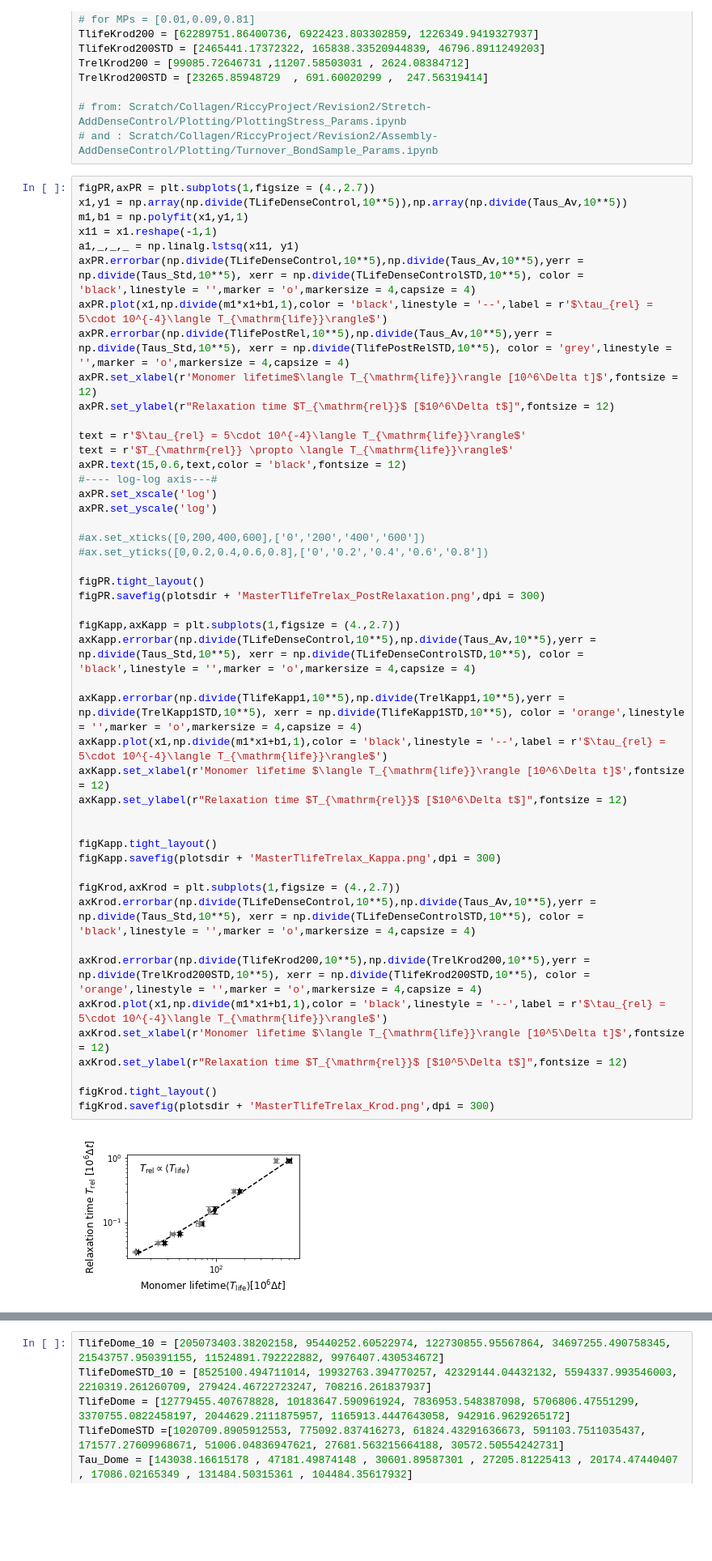
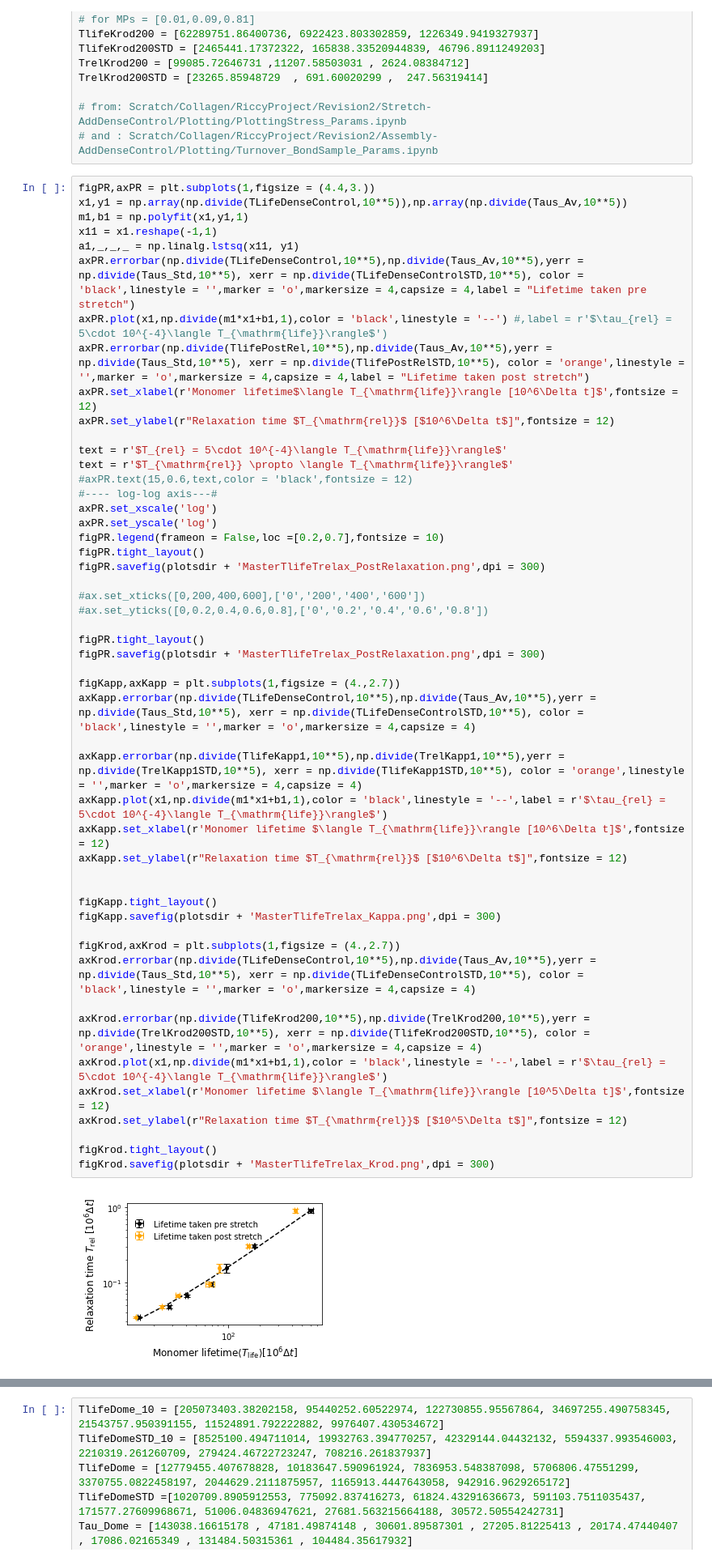
Before and after one commit to Billie1717/ColIVTurnover_Simulations, a Jupyter notebook: Data_and_Figures_2026/Fig_Tlife_conditions/MasterLifetimePlot_Conditions.ipynb, the cells around one changed output, grey strips where cells are left out. Shown at 81% size. Drawn from its saved outputs; the diff is of its cells as text; blank space fills up the shorter version.

```diff
--- a/Data_and_Figures_2026/Fig_Tlife_conditions/MasterLifetimePlot_Conditions.ipynb
+++ b/Data_and_Figures_2026/Fig_Tlife_conditions/MasterLifetimePlot_Conditions.ipynb
@@ -98,54 +98,57 @@ TrelKrod200STD = [23265.85948729  , 691.60020299 ,  247.56319414]
 # from: Scratch/Collagen/RiccyProject/Revision2/Stretch-AddDenseControl/Plotting/PlottingStress_Params.ipynb
 # and : Scratch/Collagen/RiccyProject/Revision2/Assembly-AddDenseControl/Plotting/Turnover_BondSample_Params.ipynb
 # %%
-figPR,axPR = plt.subplots(1,figsize = (4.,2.7))
+figPR,axPR = plt.subplots(1,figsize = (4.4,3.))
 x1,y1 = np.array(np.divide(TLifeDenseControl,10**5)),np.array(np.divide(Taus_Av,10**5))
 m1,b1 = np.polyfit(x1,y1,1)
 x11 = x1.reshape(-1,1)
 a1,_,_,_ = np.linalg.lstsq(x11, y1)
-axPR.errorbar(np.divide(TLifeDenseControl,10**5),np.divide(Taus_Av,10**5),yerr = np.divide(Taus_Std,10**5), xerr = np.divide(TLifeDenseControlSTD,10**5), color = 'black',linestyle = '',marker = 'o',markersize = 4,capsize = 4)
-axPR.plot(x1,np.divide(m1*x1+b1,1),color = 'black',linestyle = '--',label = r'$\tau_{rel} = 5\cdot 10^{-4}\langle T_{\mathrm{life}}\rangle$')
-axPR.errorbar(np.divide(TlifePostRel,10**5),np.divide(Taus_Av,10**5),yerr = np.divide(Taus_Std,10**5), xerr = np.divide(TlifePostRelSTD,10**5), color = 'grey',linestyle = '',marker = 'o',markersize = 4,capsize = 4)
+axPR.errorbar(np.divide(TLifeDenseControl,10**5),np.divide(Taus_Av,10**5),yerr = np.divide(Taus_Std,10**5), xerr = np.divide(TLifeDenseControlSTD,10**5), color = 'black',linestyle = '',marker = 'o',markersize = 4,capsize = 4,label = "Lifetime taken pre stretch")
+axPR.plot(x1,np.divide(m1*x1+b1,1),color = 'black',linestyle = '--') #,label = r'$\tau_{rel} = 5\cdot 10^{-4}\langle T_{\mathrm{life}}\rangle$')
+axPR.errorbar(np.divide(TlifePostRel,10**5),np.divide(Taus_Av,10**5),yerr = np.divide(Taus_Std,10**5), xerr = np.divide(TlifePostRelSTD,10**5), color = 'orange',linestyle = '',marker = 'o',markersize = 4,capsize = 4,label = "Lifetime taken post stretch")
 axPR.set_xlabel(r'Monomer lifetime$\langle T_{\mathrm{life}}\rangle [10^6\Delta t]$',fontsize = 12)
 axPR.set_ylabel(r"Relaxation time $T_{\mathrm{rel}}$ [$10^6\Delta t$]",fontsize = 12)
 
-text = r'$\tau_{rel} = 5\cdot 10^{-4}\langle T_{\mathrm{life}}\rangle$'
+text = r'$T_{rel} = 5\cdot 10^{-4}\langle T_{\mathrm{life}}\rangle$'
 text = r'$T_{\mathrm{rel}} \propto \langle T_{\mathrm{life}}\rangle$'
-axPR.text(15,0.6,text,color = 'black',fontsize = 12)
+#axPR.text(15,0.6,text,color = 'black',fontsize = 12)
 #---- log-log axis---#
 axPR.set_xscale('log')
 axPR.set_yscale('log')
+figPR.legend(frameon = False,loc =[0.2,0.7],fontsize = 10)
+figPR.tight_layout()
+figPR.savefig(plotsdir + 'MasterTlifeTrelax_PostRelaxation.png',dpi = 300)
 
 #ax.set_xticks([0,200,400,600],['0','200','400','600'])
 #ax.set_yticks([0,0.2,0.4,0.6,0.8],['0','0.2','0.4','0.6','0.8'])
 
 figPR.tight_layout()
 figPR.savefig(plotsdir + 'MasterTlifeTrelax_PostRelaxation.png',dpi = 300)
 
 figKapp,axKapp = plt.subplots(1,figsize = (4.,2.7))
 axKapp.errorbar(np.divide(TLifeDenseControl,10**5),np.divide(Taus_Av,10**5),yerr = np.divide(Taus_Std,10**5), xerr = np.divide(TLifeDenseControlSTD,10**5), color = 'black',linestyle = '',marker = 'o',markersize = 4,capsize = 4)
 
 axKapp.errorbar(np.divide(TlifeKapp1,10**5),np.divide(TrelKapp1,10**5),yerr = np.divide(TrelKapp1STD,10**5), xerr = np.divide(TlifeKapp1STD,10**5), color = 'orange',linestyle = '',marker = 'o',markersize = 4,capsize = 4)
 axKapp.plot(x1,np.divide(m1*x1+b1,1),color = 'black',linestyle = '--',label = r'$\tau_{rel} = 5\cdot 10^{-4}\langle T_{\mathrm{life}}\rangle$')
 axKapp.set_xlabel(r'Monomer lifetime $\langle T_{\mathrm{life}}\rangle [10^6\Delta t]$',fontsize = 12)
 axKapp.set_ylabel(r"Relaxation time $T_{\mathrm{rel}}$ [$10^6\Delta t$]",fontsize = 12)
 
 
 figKapp.tight_layout()
 figKapp.savefig(plotsdir + 'MasterTlifeTrelax_Kappa.png',dpi = 300)
 
 figKrod,axKrod = plt.subplots(1,figsize = (4.,2.7))
 axKrod.errorbar(np.divide(TLifeDenseControl,10**5),np.divide(Taus_Av,10**5),yerr = np.divide(Taus_Std,10**5), xerr = np.divide(TLifeDenseControlSTD,10**5), color = 'black',linestyle = '',marker = 'o',markersize = 4,capsize = 4)
 
 axKrod.errorbar(np.divide(TlifeKrod200,10**5),np.divide(TrelKrod200,10**5),yerr = np.divide(TrelKrod200STD,10**5), xerr = np.divide(TlifeKrod200STD,10**5), color = 'orange',linestyle = '',marker = 'o',markersize = 4,capsize = 4)
 axKrod.plot(x1,np.divide(m1*x1+b1,1),color = 'black',linestyle = '--',label = r'$\tau_{rel} = 5\cdot 10^{-4}\langle T_{\mathrm{life}}\rangle$')
 axKrod.set_xlabel(r'Monomer lifetime $\langle T_{\mathrm{life}}\rangle [10^5\Delta t]$',fontsize = 12)
 axKrod.set_ylabel(r"Relaxation time $T_{\mathrm{rel}}$ [$10^5\Delta t$]",fontsize = 12)
 
 figKrod.tight_layout()
 figKrod.savefig(plotsdir + 'MasterTlifeTrelax_Krod.png',dpi = 300)
 # %% [output]
-[figure, old version]
+[figure, new version]
 [figure]
 [figure]
 # %%
```
Also changed, not shown: parts of 1 cell of this notebook, 21 other files.
